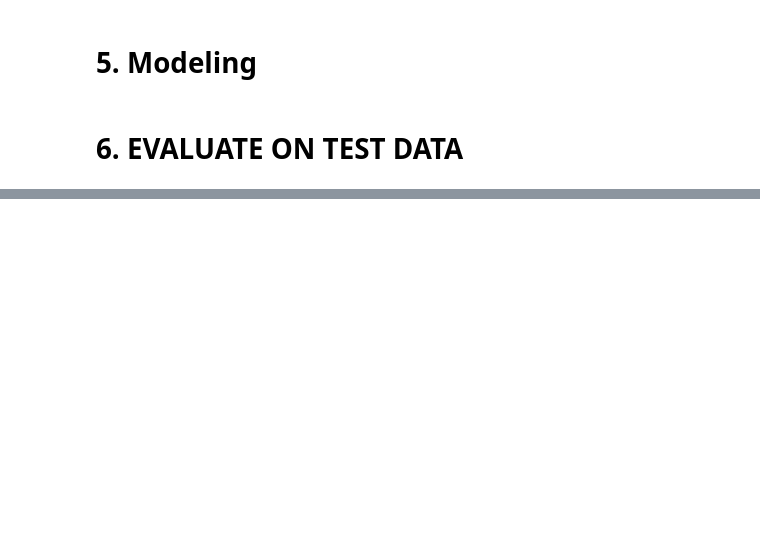
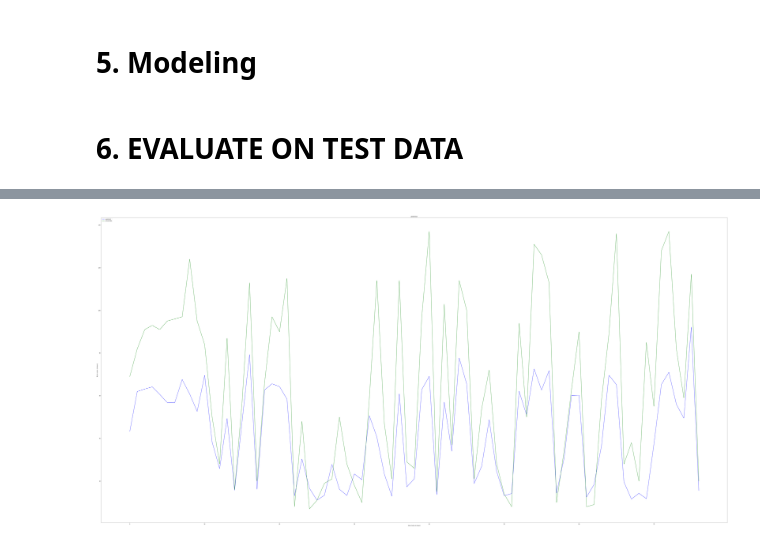
Before and after one commit to masdesouza/FDIA-PdM, a Jupyter notebook: notebooks/regression_GRU_test.ipynb, the cells around one changed output, grey strips where cells are left out. Saved outputs shown, nothing was run; the diff lists cells and outputs as text; code cells hidden in the pictures; blank space fills up the shorter version.

```diff
--- a/notebooks/regression_GRU_test.ipynb
+++ b/notebooks/regression_GRU_test.ipynb
@@ -5,4 +22,11 @@
 # %% [markdown]
 # 2. Configuration
+# %%
+# Setting seed for reproducibility
+np.random.seed(1234)
+PYTHONHASHSEED = 0
+
+# define path to save model
+model_path = '/content/drive/MyDrive/PFC/FDIA-PdM/Trained models/GRU/regression_model_GRU.h5'
 # %% [markdown]
 ##2.1 Import dataset
@@ -17,4 +188,64 @@
 # %% [markdown]
 # 5. Modeling
+# %%
+def rmse(y_true, y_pred):
+    return K.sqrt(K.mean(K.square(y_pred - y_true), axis=-1))
+def r2_keras(y_true, y_pred):
+    """Coefficient of Determination
+    """
+    SS_res =  K.sum(K.square( y_true - y_pred ))
+    SS_tot = K.sum(K.square( y_true - K.mean(y_true) ) )
+    return ( 1 - SS_res/(SS_tot + K.epsilon()) )
 # %% [markdown]
 # 6. EVALUATE ON TEST DATA
+# %%
+# We pick the last sequence for each id in the test data
+seq_array_test_last = [test_df[test_df['id']==id][sequence_cols].values[-sequence_length:]
+                       for id in test_df['id'].unique() if len(test_df[test_df['id']==id]) >= sequence_length]
+
+seq_array_test_last = np.asarray(seq_array_test_last).astype(np.float32)
+print("seq_array_test_last")
+#print(seq_array_test_last)
+print(seq_array_test_last.shape)
+
+# Similarly, we pick the labels
+#print("y_mask")
+y_mask = [len(test_df[test_df['id']==id]) >= sequence_length for id in test_df['id'].unique()]
+label_array_test_last = test_df.groupby('id')['RUL'].nth(-1)[y_mask].values
+label_array_test_last = label_array_test_last.reshape(label_array_test_last.shape[0],1).astype(np.float32)
+print(label_array_test_last.shape)
+print("label_array_test_last")
+print(label_array_test_last)
+
+# if best iteration's model was saved then load and use it
+if os.path.isfile(model_path):
+    estimator = load_model(model_path,custom_objects={'r2_keras': r2_keras, 'rmse': rmse})
+
+    # test metrics
+    scores_test = estimator.evaluate(seq_array_test_last, label_array_test_last, verbose=2)
+    print('\nRMSE: {}'.format(scores_test[1]))
+    print('\nR^2: {}'.format(scores_test[2]))
+
+    y_pred_test = estimator.predict(seq_array_test_last)
+
+    print(seq_array_test_last[0])
+
+    y_true_test = label_array_test_last
+    print("Prediction")
+    print(y_pred_test);
+    print("Truth")
+    print(y_true_test);
+
+
+    # Plot in blue color the predicted data and in green color the
+    # actual data to verify visually the accuracy of the model.
+    fig_verify = plt.figure(figsize=(100, 50))
+    plt.plot(y_pred_test, color="blue")
+    plt.plot(y_true_test, color="green")
+    plt.title('prediction')
+    plt.ylabel('RUL in cycles (in hours)')
+    plt.xlabel('time Cycles (in hours)')
+    plt.legend(['predicted', 'actual data'], loc='upper left')
+    plt.show()
+    fig_verify.savefig("/content/drive/MyDrive/PFC/FDIA-PdM/Output/model_regression_verify_GRU_test.png")
+# %% [output]
@@ -20,0 +269 @@
+[figure, added]
```
Also changed, not shown: parts of 6 cells of this notebook.
